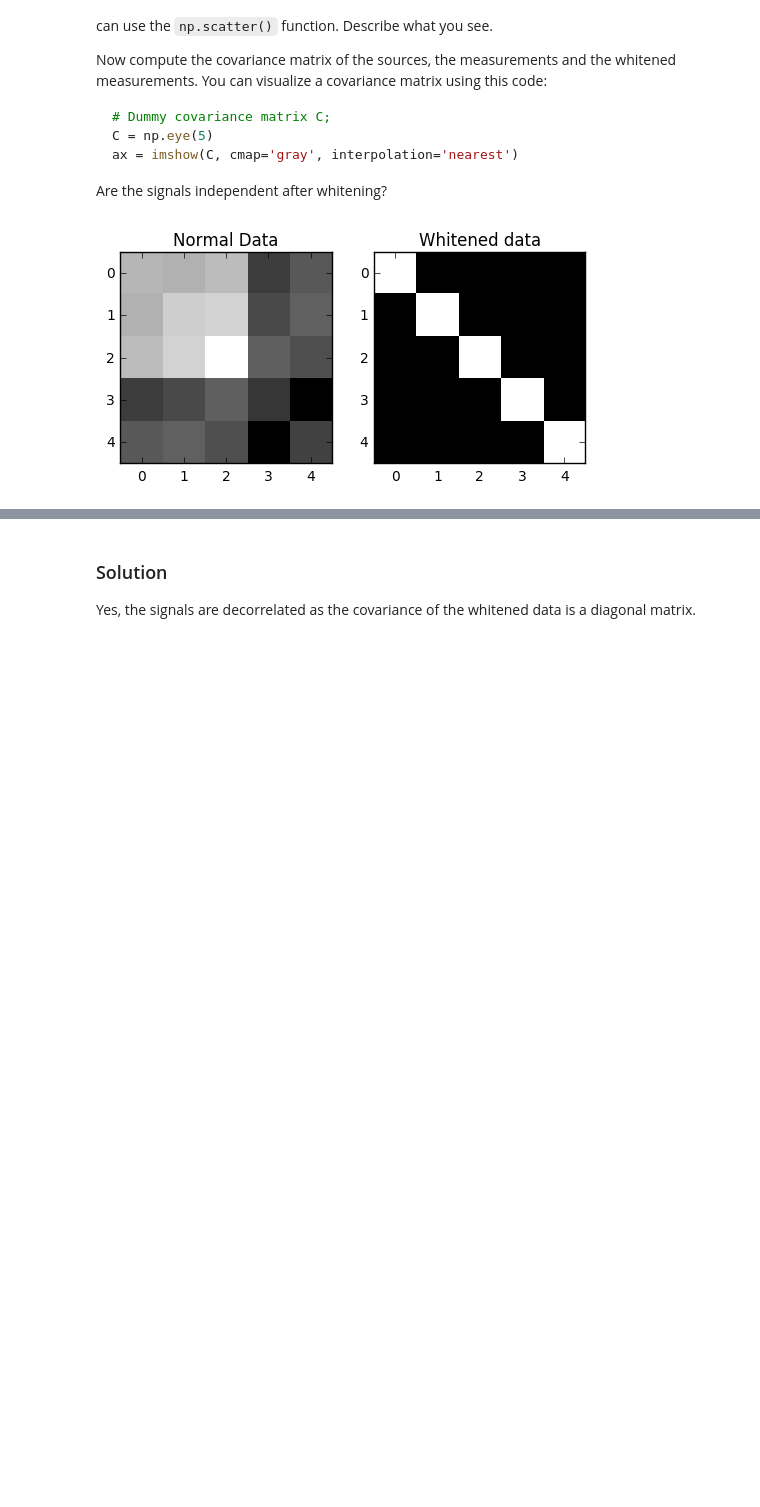
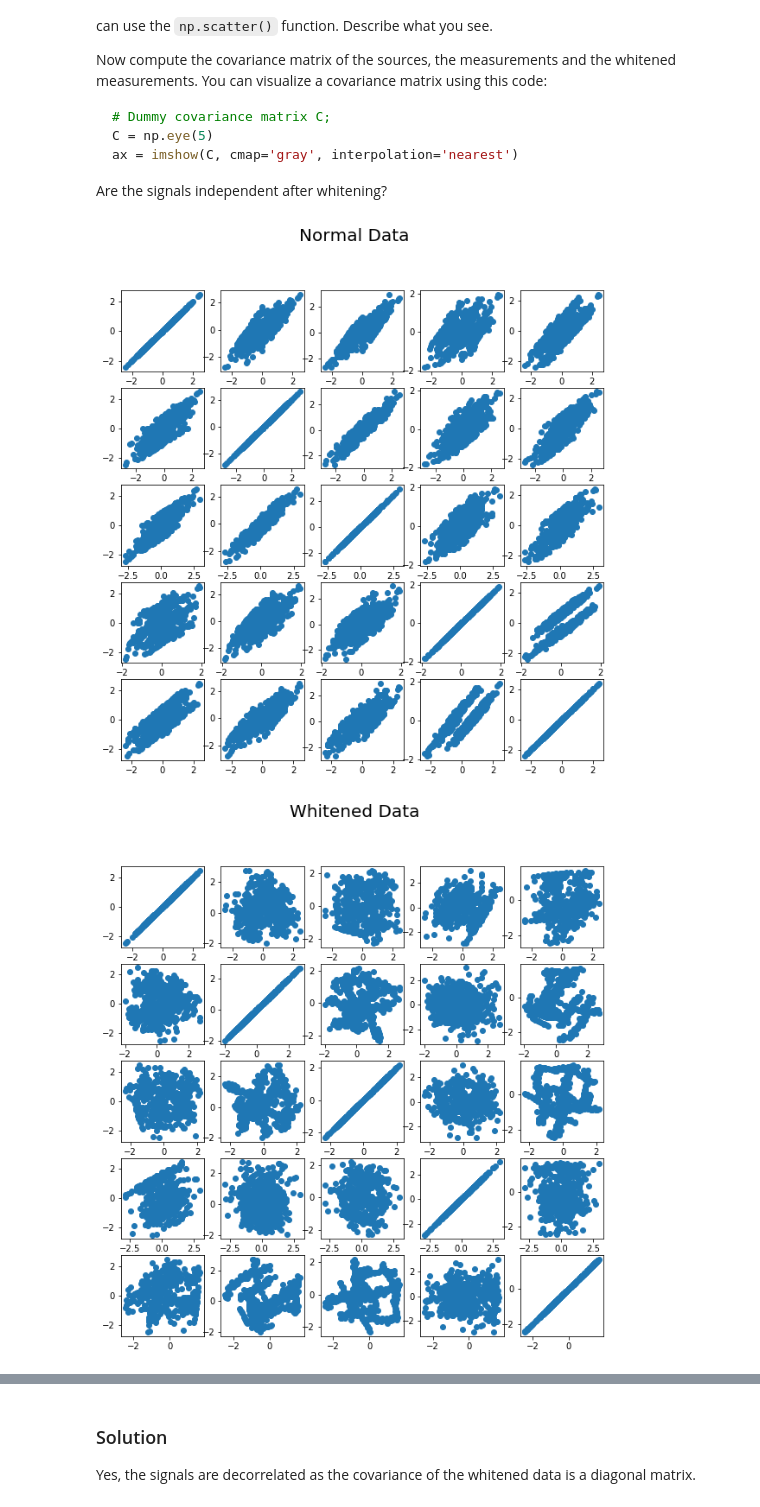
Before and after one commit to danakianfar/machine_learning_2_labs, a Jupyter notebook: lab1/lab1.ipynb, the cells around one changed output, grey strips where cells are left out. Drawn from its saved outputs; the diff is of its cells as text; code cells hidden in the pictures; blank space fills up the shorter version.

```diff
--- a/lab1/lab1.ipynb
+++ b/lab1/lab1.ipynb
@@ -260,15 +265,33 @@ ax = imshow(C, cmap='gray', interpolation='nearest')
 Are the signals independent after whitening?
 # %%
 ### 1.5 Interpret results of whitening
+def plot_scatter(X, title=""):
+    plt.figure(figsize=(10,10))
+    ctr = 1
+    for i in range(X.shape[0]):
+        for j in range(X.shape[0]):
+            plt.subplot(X.shape[0],X.shape[0], ctr)
+            ctr +=1
+            plt.scatter(X[i], X[j])
+#     plt.tight_layout()
+    plt.suptitle(title, fontsize=20)
+    plt.show()
+
+plot_scatter(X, 'Normal Data')
+
+plot_scatter(Xw, 'Whitened Data')
+
 # Normal data
+plt.figure()
 plt.subplot(1,2,1)
 ax = imshow(np.cov(X), cmap='gray', interpolation='nearest')
 plt.title('Normal Data')
 
 # Whitened data
 plt.subplot(1,2,2)
 ax = imshow(np.cov(Xw), cmap='gray', interpolation='nearest')
 plt.title('Whitened data')
 plt.show()
 # %% [output]
-[figure, old version]
+[figure, new version]
+[figure, added]
```
Also changed, not shown: parts of 9 cells of this notebook.
